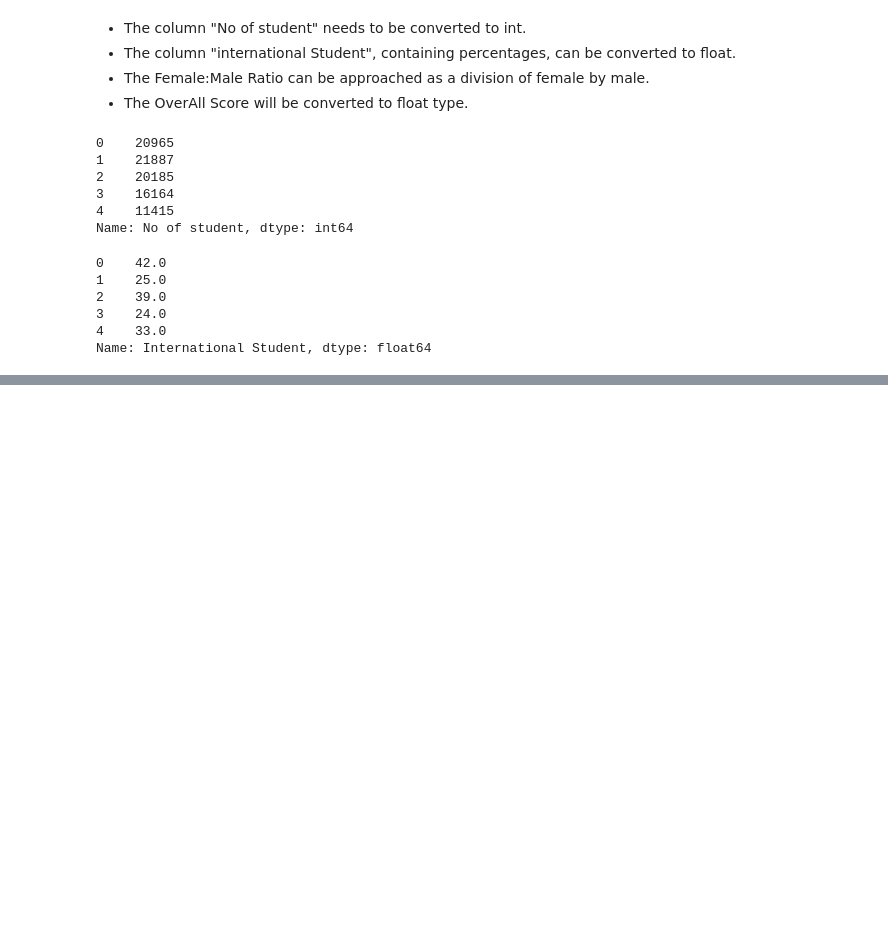
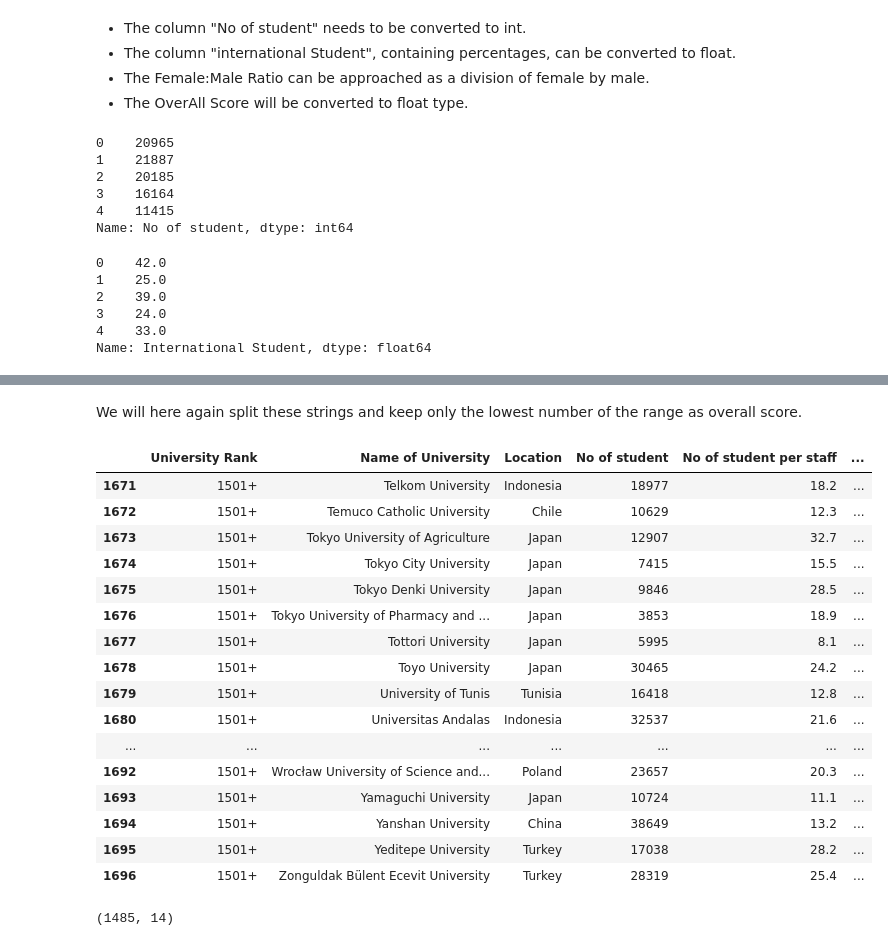
Before and after one commit to Siegfried2021/university_rankings, a Jupyter notebook: university_rankings.ipynb, the cells around one changed output, grey strips where cells are left out. Drawn from its saved outputs; the diff is of its cells as text; code cells hidden in the pictures; blank space fills up the shorter version.

```diff
--- a/university_rankings.ipynb
+++ b/university_rankings.ipynb
@@ -133,0 +194,35 @@ Name: count, dtype: int64
+# %% [markdown]
+We will here again split these strings and keep only the lowest number of the range as overall score.
+# %%
+def simplify_score(score_range):
+    if "–" in str(score_range):
+        split = score_range.split("–")
+        score = float(split[0])
+    else:
+        score = float(score_range)
+    return score
+
+df_univ["OverAll Score"] = df_univ["OverAll Score"].apply(lambda x: simplify_score(x))
+df_univ.tail(25)
+# %% [output]
+|  | University Rank | Name of University | Location | No of student | No of student per staff | ... |
+| 1671 | 1501+ | Telkom University | Indonesia | 18977 | 18.2 | ... |
+| 1672 | 1501+ | Temuco Catholic University | Chile | 10629 | 12.3 | ... |
+| 1673 | 1501+ | Tokyo University of Agriculture | Japan | 12907 | 32.7 | ... |
+| 1674 | 1501+ | Tokyo City University | Japan | 7415 | 15.5 | ... |
+| 1675 | 1501+ | Tokyo Denki University | Japan | 9846 | 28.5 | ... |
+| 1676 | 1501+ | Tokyo University of Pharmacy and ... | Japan | 3853 | 18.9 | ... |
+| 1677 | 1501+ | Tottori University | Japan | 5995 | 8.1 | ... |
+| 1678 | 1501+ | Toyo University | Japan | 30465 | 24.2 | ... |
+| 1679 | 1501+ | University of Tunis | Tunisia | 16418 | 12.8 | ... |
+| 1680 | 1501+ | Universitas Andalas | Indonesia | 32537 | 21.6 | ... |
+| ... | ... | ... | ... | ... | ... | ... |
+| 1692 | 1501+ | Wrocław University of Science and... | Poland | 23657 | 20.3 | ... |
+| 1693 | 1501+ | Yamaguchi University | Japan | 10724 | 11.1 | ... |
+| 1694 | 1501+ | Yanshan University | China | 38649 | 13.2 | ... |
+| 1695 | 1501+ | Yeditepe University | Turkey | 17038 | 28.2 | ... |
+| 1696 | 1501+ | Zonguldak Bülent Ecevit University | Turkey | 28319 | 25.4 | ... |
+# %%
+df_univ.shape
+# %% [output]
+(1485, 14)
```
Also changed, not shown: parts of 9 cells of this notebook.
